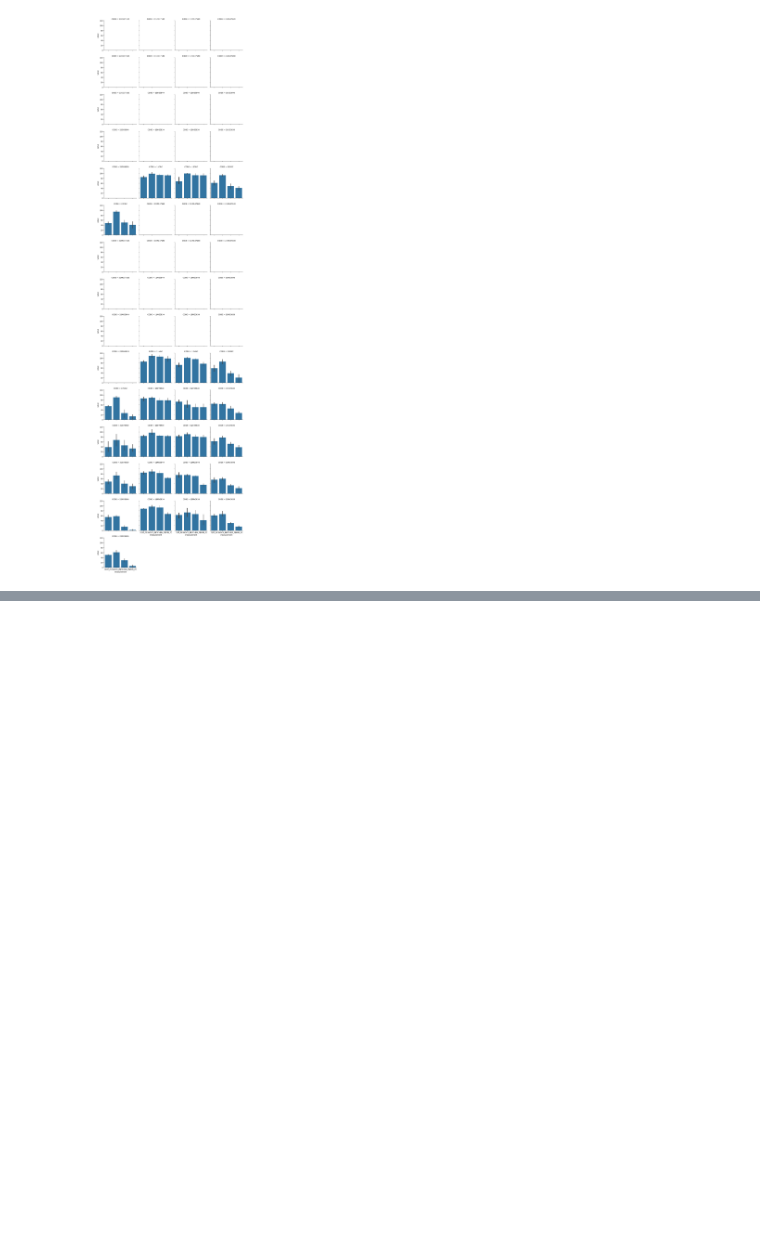
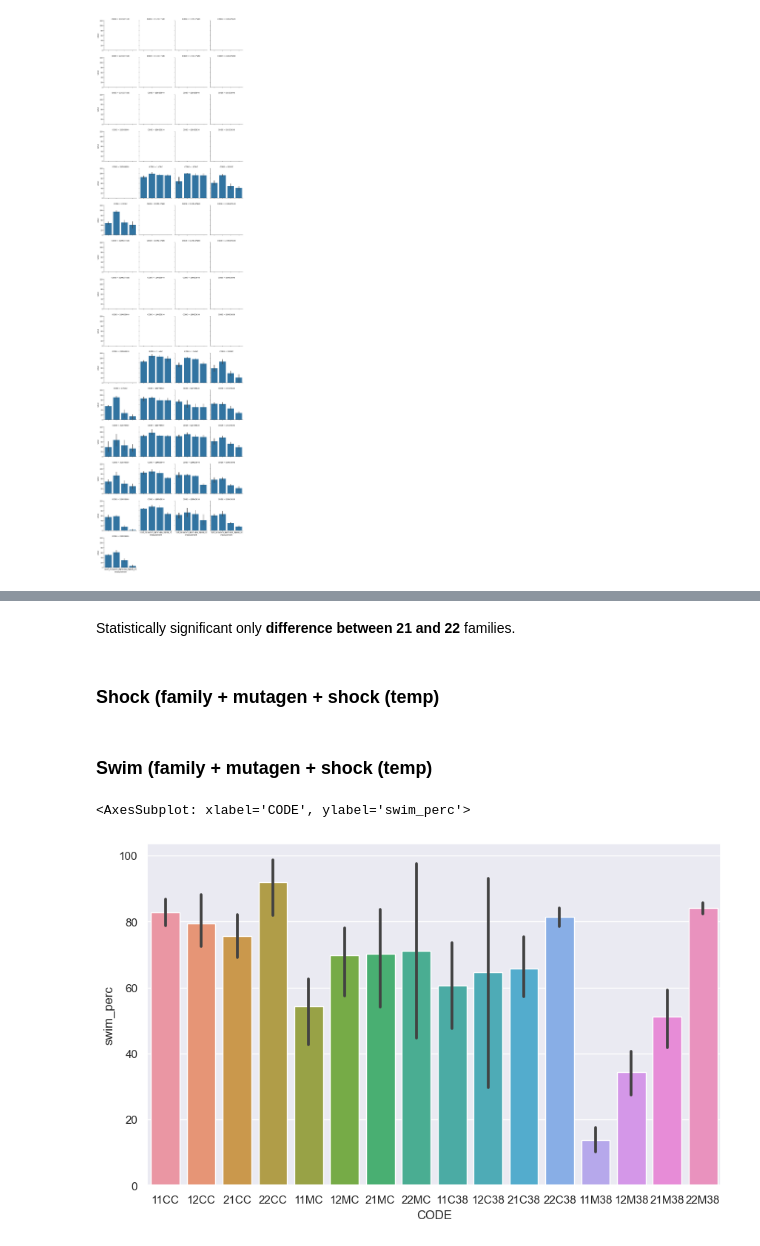
Before and after one commit to mitoclub/fish-strong-purifying-selection, a Jupyter notebook: notebooks/primary_stats.ipynb, the cells around one changed output, grey strips where cells are left out. Saved outputs shown, nothing was run; the diff lists cells and outputs as text; code cells hidden in the pictures; blank space fills up the shorter version.

```diff
--- a/notebooks/primary_stats.ipynb
+++ b/notebooks/primary_stats.ipynb
@@ -129,0 +221,2 @@ g.add_legend()
+# %%
+exp5lab['FAMILY'] = exp5lab.FEMALE + exp5lab.MALE
@@ -129,0 +249,17 @@ g.add_legend()
+# %% [markdown]
+Statistically significant only **difference between 21 and 22** families.
+# %% [markdown]
+### Shock (family + mutagen + shock (temp)
+# %%
+exp5lab.FERT_PERC = exp5lab.FERT_PERC.str.replace(',', '.')
+exp5lab.FERT_PERC = pd.to_numeric(exp5lab.FERT_PERC)
+# %% [markdown]
+### Swim (family + mutagen + shock (temp)
+# %%
+exp5lab.swim_perc = exp5lab.swim_perc.str.replace(',', '.')
+exp5lab.swim_perc = pd.to_numeric(exp5lab.swim_perc)
+# %%
+sns.barplot(exp5lab, x='CODE', y='swim_perc')
+# %% [output]
+<AxesSubplot: xlabel='CODE', ylabel='swim_perc'>
+[figure, added]
```
Also changed, not shown: parts of 34 cells of this notebook.
